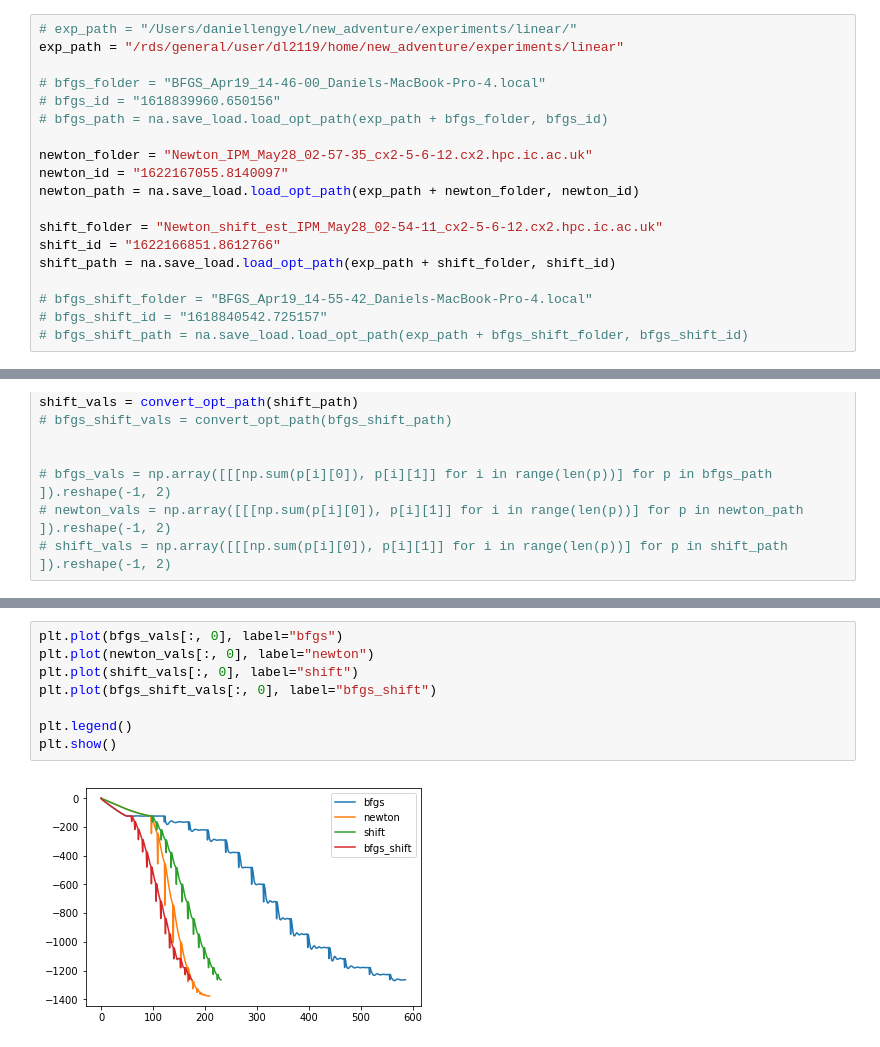
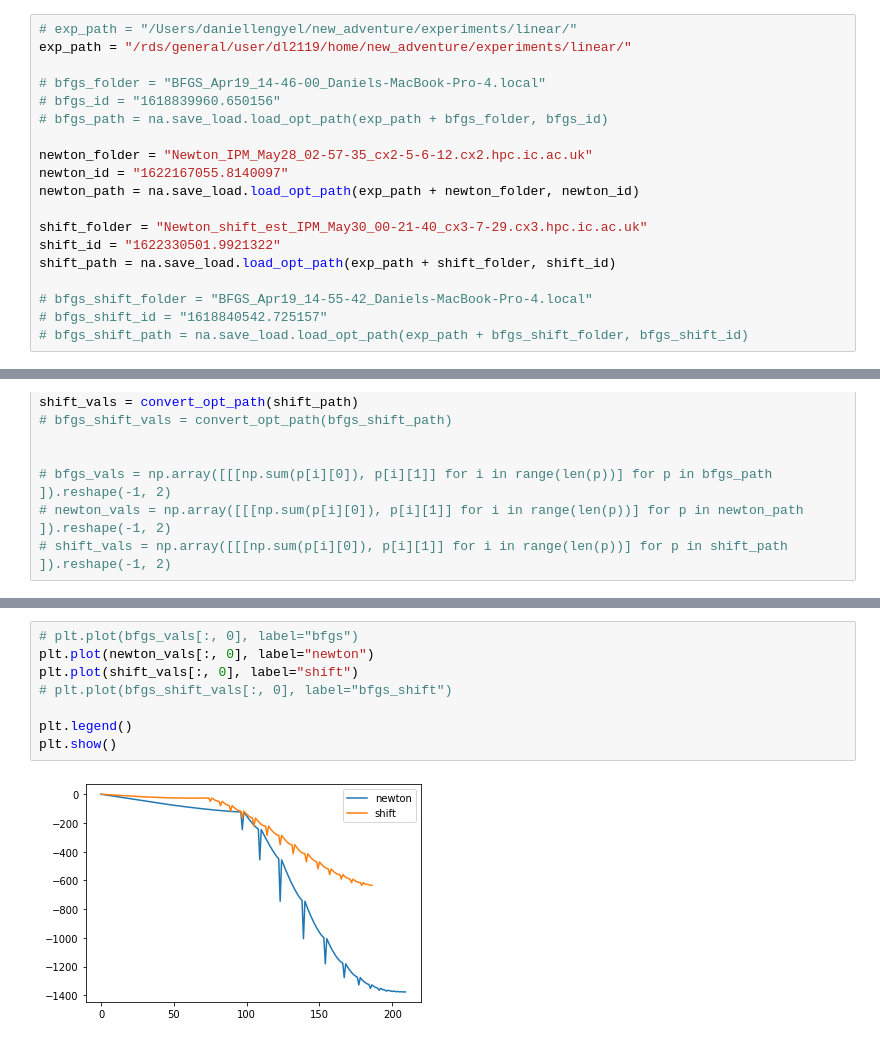
Before and after one commit to daniellengyel/new_adventure, a Jupyter notebook: notebooks/new_shift_est.ipynb, the cells around one changed output, grey strips where cells are left out. Cells and saved outputs as stored; diff of their text form.

```diff
--- a/notebooks/new_shift_est.ipynb
+++ b/notebooks/new_shift_est.ipynb
@@ -447,7 +447,7 @@ plt.plot(list(t_dict.values()))
 # Comparisons
 # %%
 # exp_path = "/Users/daniellengyel/new_adventure/experiments/linear/"
-exp_path = "/rds/general/user/dl2119/home/new_adventure/experiments/linear"
+exp_path = "/rds/general/user/dl2119/home/new_adventure/experiments/linear/"
 
 # bfgs_folder = "BFGS_Apr19_14-46-00_Daniels-MacBook-Pro-4.local"
 # bfgs_id = "1618839960.650156"
@@ -457,8 +457,8 @@ newton_folder = "Newton_IPM_May28_02-57-35_cx2-5-6-12.cx2.hpc.ic.ac.uk"
 newton_id = "1622167055.8140097"
 newton_path = na.save_load.load_opt_path(exp_path + newton_folder, newton_id)
 
-shift_folder = "Newton_shift_est_IPM_May28_02-54-11_cx2-5-6-12.cx2.hpc.ic.ac.uk"
-shift_id = "1622166851.8612766"
+shift_folder = "Newton_shift_est_IPM_May30_00-21-40_cx3-7-29.cx3.hpc.ic.ac.uk"
+shift_id = "1622330501.9921322"
 shift_path = na.save_load.load_opt_path(exp_path + shift_folder, shift_id)
 
 # bfgs_shift_folder = "BFGS_Apr19_14-55-42_Daniels-MacBook-Pro-4.local"
@@ -501,10 +499,10 @@ plt.show()
 # %%
-plt.plot(bfgs_vals[:, 0], label="bfgs")
+# plt.plot(bfgs_vals[:, 0], label="bfgs")
 plt.plot(newton_vals[:, 0], label="newton")
 plt.plot(shift_vals[:, 0], label="shift")
-plt.plot(bfgs_shift_vals[:, 0], label="bfgs_shift")
+# plt.plot(bfgs_shift_vals[:, 0], label="bfgs_shift")
 
 plt.legend()
 plt.show()
 # %% [output]
-[figure, old version]
+[figure, new version]
```
Also changed, not shown: parts of 2 cells of this notebook, 2 other files.
